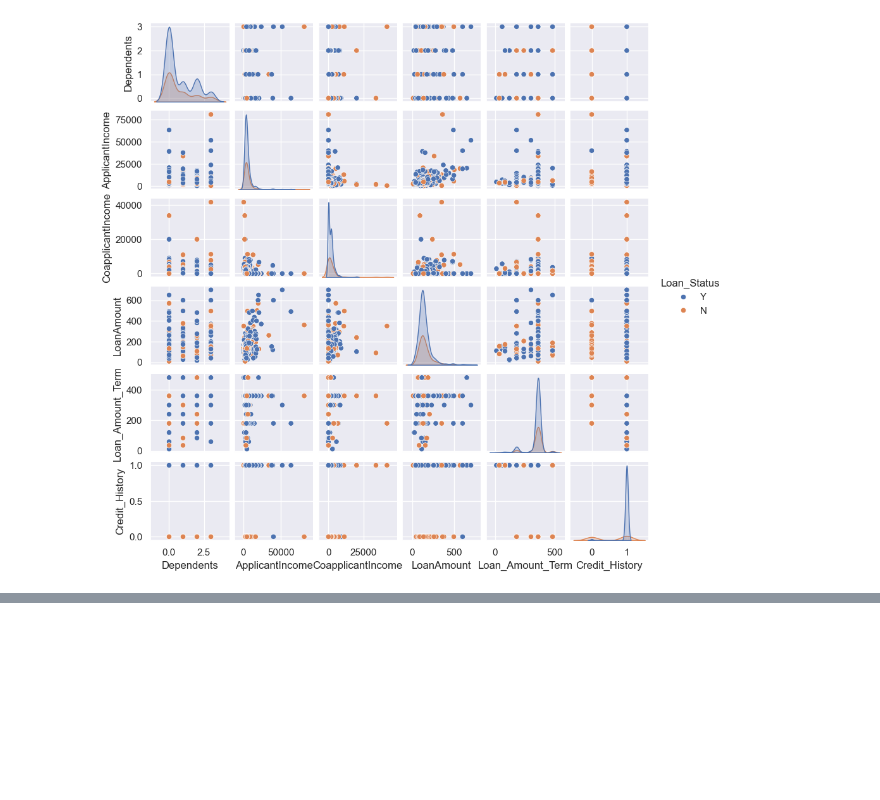
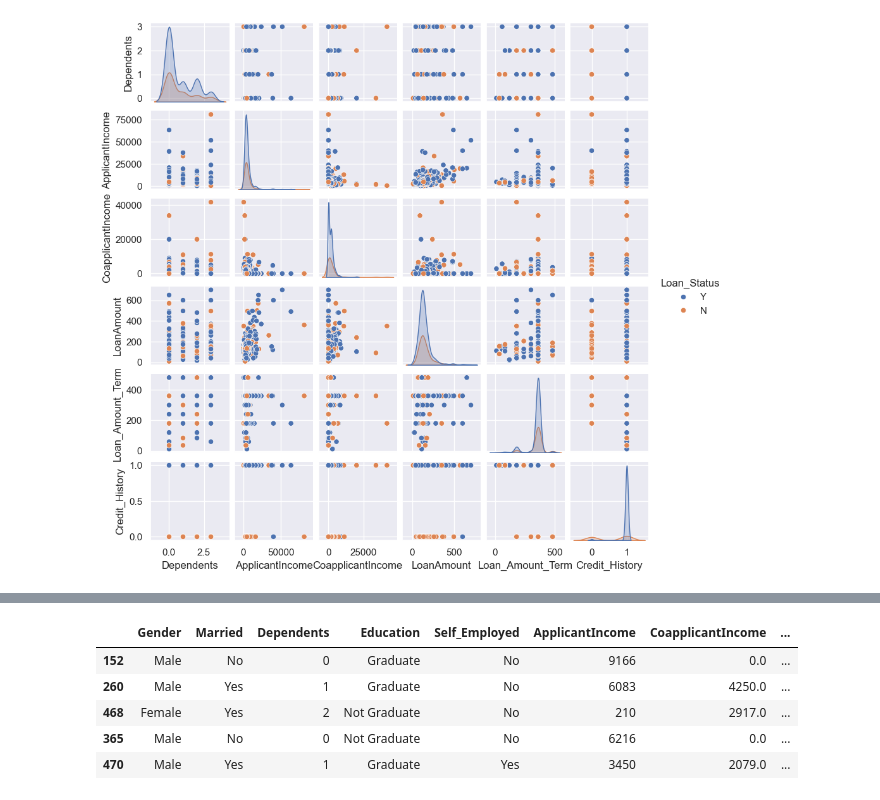
Before and after one commit to AliMSHGH/Loan_eligibility_prediction, a Jupyter notebook: Loan_eligibility_prediction.ipynb, the cells around one changed output, grey strips where cells are left out. Saved outputs shown, nothing was run; the diff lists cells and outputs as text; code cells hidden in the pictures; blank space fills up the shorter version.

```diff
--- a/Loan_eligibility_prediction.ipynb
+++ b/Loan_eligibility_prediction.ipynb
@@ -132,0 +141,13 @@ sns.pairplot(loan_df, hue='Loan_Status', height=1.5);
+# %%
+label_encoder = LabelEncoder()
+loan_df['Dependents'] = label_encoder.fit_transform(loan_df['Dependents'])
+loan_df['Loan_Status'] = label_encoder.fit_transform(loan_df['Loan_Status'])
+# %%
+loan_df.sample(5)
+# %% [output]
+|  | Gender | Married | Dependents | Education | Self_Employed | ApplicantIncome | CoapplicantIncome | ... |
+| 152 | Male | No | 0 | Graduate | No | 9166 | 0.0 | ... |
+| 260 | Male | Yes | 1 | Graduate | No | 6083 | 4250.0 | ... |
+| 468 | Female | Yes | 2 | Not Graduate | No | 210 | 2917.0 | ... |
+| 365 | Male | No | 0 | Not Graduate | No | 6216 | 0.0 | ... |
+| 470 | Male | Yes | 1 | Graduate | Yes | 3450 | 2079.0 | ... |
```
Also changed, not shown: parts of 17 cells of this notebook.
